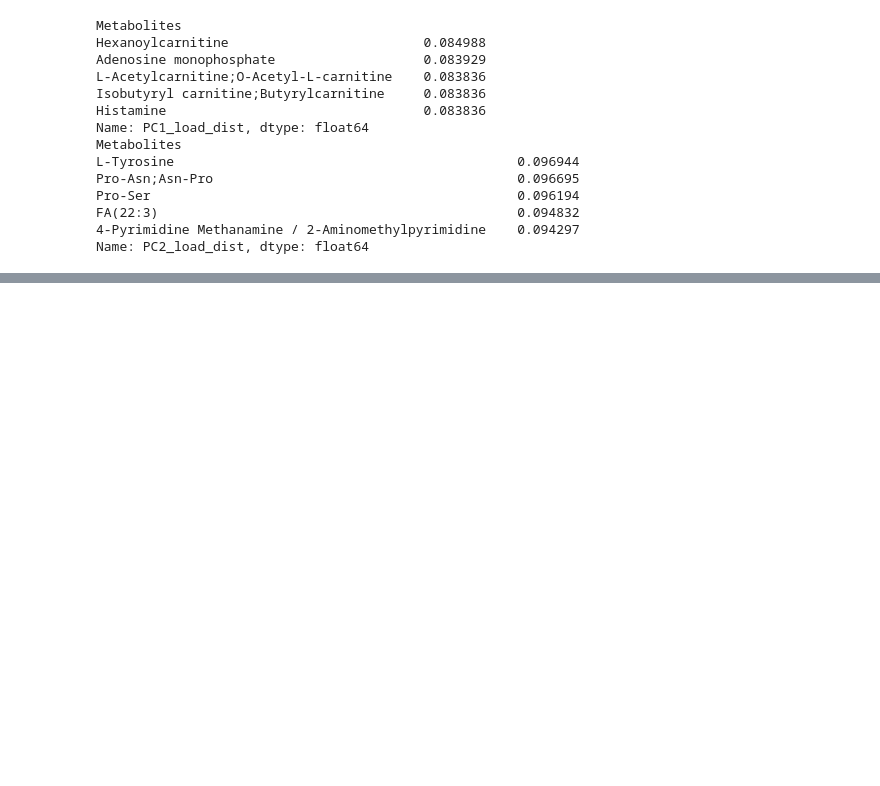
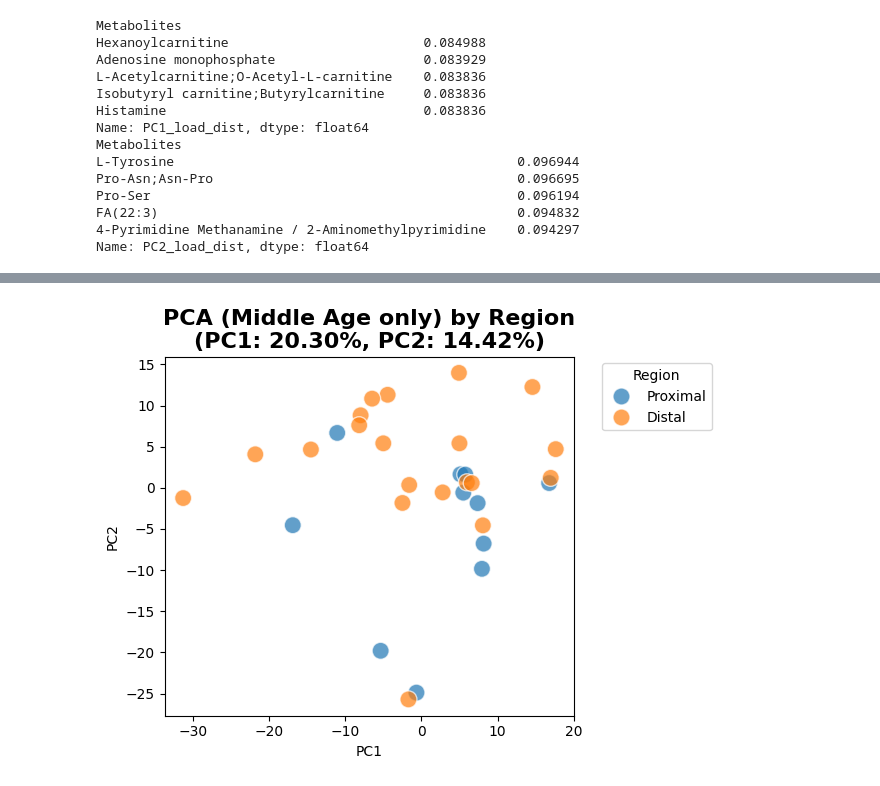
Before and after one commit to CadenBold/intestinal-omics, a Jupyter notebook: working.ipynb, the cells around one changed output, grey strips where cells are left out. Cells and saved outputs as stored; diff of their text form; code cells hidden in the pictures; blank space fills up the shorter version.

```diff
--- a/working.ipynb
+++ b/working.ipynb
@@ -481,0 +501,19 @@ Name: PC2_load_dist, dtype: float64
+# %%
+mid_samples = meta_df.index[meta_df["Age"] == "Middle age"]
+
+X_mid = preprocessed_scaled.loc[:, mid_samples].T
+pca_mid = PCA(n_components=2, random_state=42).fit(X_mid)
+pca_df_mid = pd.DataFrame(pca_mid.transform(X_mid), index=X_mid.index, columns=["PC1","PC2"])
+
+pca_df_mid = pd.concat([pca_df_mid, meta_df], axis=1)
+pca_df_mid = pca_df_mid.dropna(subset=["PC1", "PC2"])
+
+
+ax = sns.scatterplot(data=pca_df_mid, x='PC1', y='PC2', hue='Region', s=150, alpha=0.7)
+ax.set_title(f'PCA (Middle Age only) by Region\n(PC1: {pca_mid.explained_variance_ratio_[0]:.2%}, '
+             f'PC2: {pca_mid.explained_variance_ratio_[1]:.2%})',
+             fontsize=16, weight='bold')
+ax.legend(bbox_to_anchor=(1.05, 1), loc='upper left', title='Region')
+plt.tight_layout(); plt.show()
+# %% [output]
+[figure, added]
```
Also changed, not shown: parts of 2 cells of this notebook.
